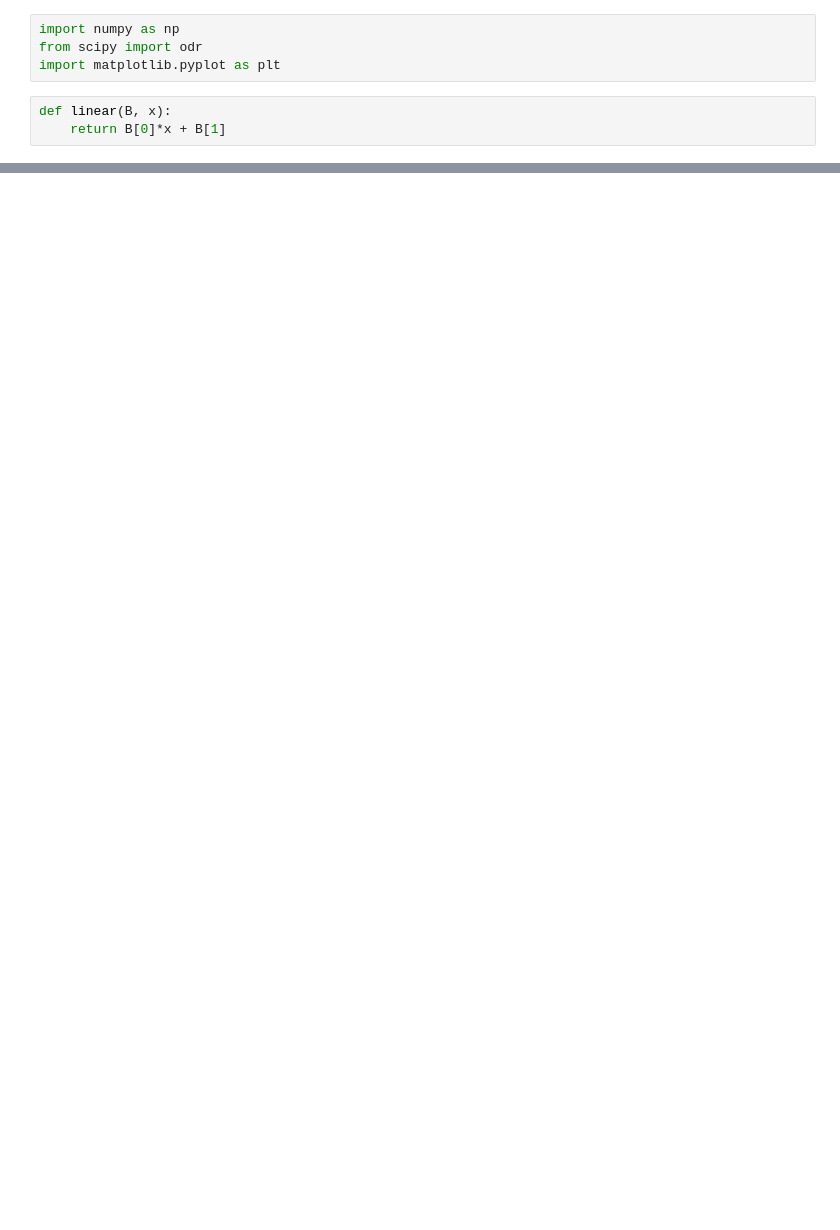
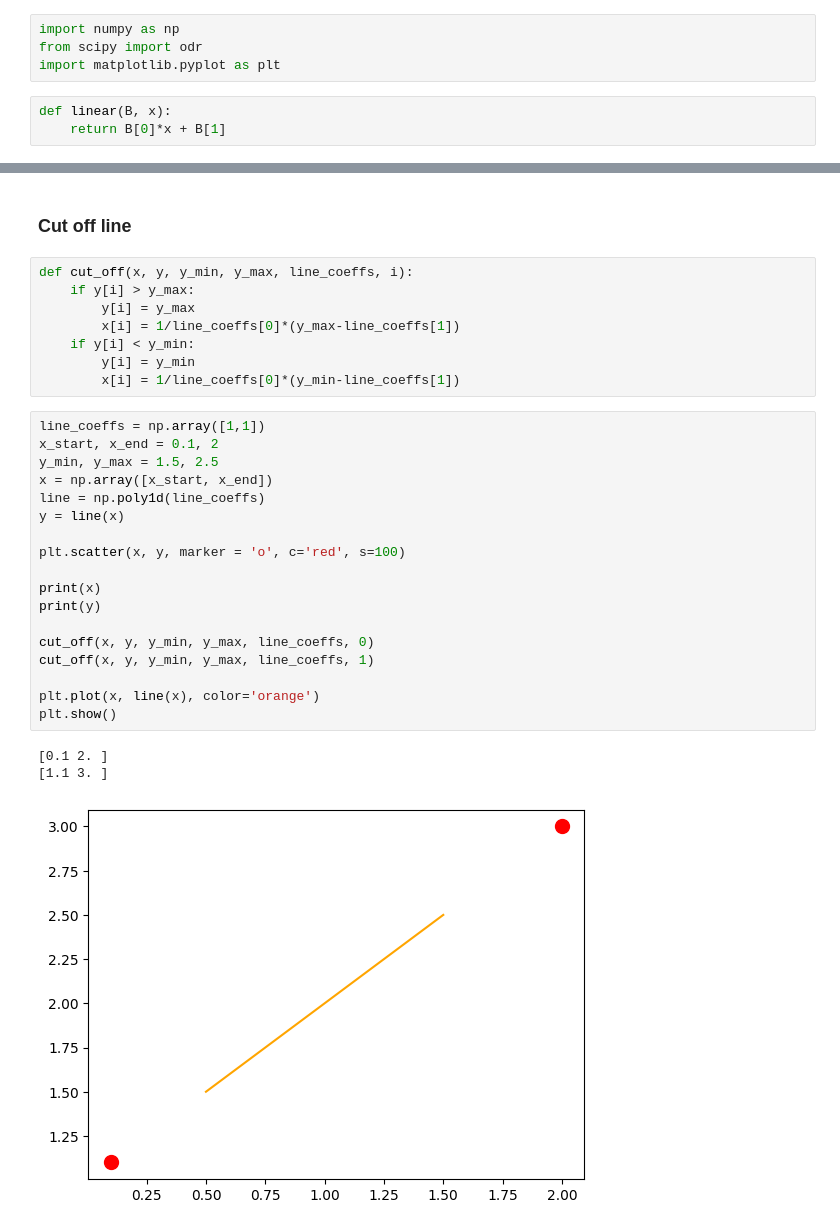
Before and after one commit to ethz-asl/analog_gauge_reader, a Jupyter notebook: segmentation/line_fit_test.ipynb, the cells around one changed output, grey strips where cells are left out. Saved outputs shown, nothing was run; the diff lists cells and outputs as text; blank space fills up the shorter version.

Commit message:
Fix too long segmenation line

```diff
--- a/segmentation/line_fit_test.ipynb
+++ b/segmentation/line_fit_test.ipynb
@@ -56,0 +78,32 @@ out.res_var
+# %% [markdown]
+### Cut off line
+# %%
+def cut_off(x, y, y_min, y_max, line_coeffs, i):
+    if y[i] > y_max:
+        y[i] = y_max
+        x[i] = 1/line_coeffs[0]*(y_max-line_coeffs[1])
+    if y[i] < y_min:
+        y[i] = y_min
+        x[i] = 1/line_coeffs[0]*(y_min-line_coeffs[1])
+# %%
+line_coeffs = np.array([1,1])
+x_start, x_end = 0.1, 2
+y_min, y_max = 1.5, 2.5
+x = np.array([x_start, x_end])
+line = np.poly1d(line_coeffs)
+y = line(x)
+
+plt.scatter(x, y, marker = 'o', c='red', s=100)
+
+print(x)
+print(y)
+
+cut_off(x, y, y_min, y_max, line_coeffs, 0)
+cut_off(x, y, y_min, y_max, line_coeffs, 1)
+
+plt.plot(x, line(x), color='orange')
+plt.show()
+# %% [output]
+[0.1 2. ]
+[1.1 3. ]
+[figure, added]
```
Also changed, not shown: parts of 5 cells of this notebook, 4 other files.
